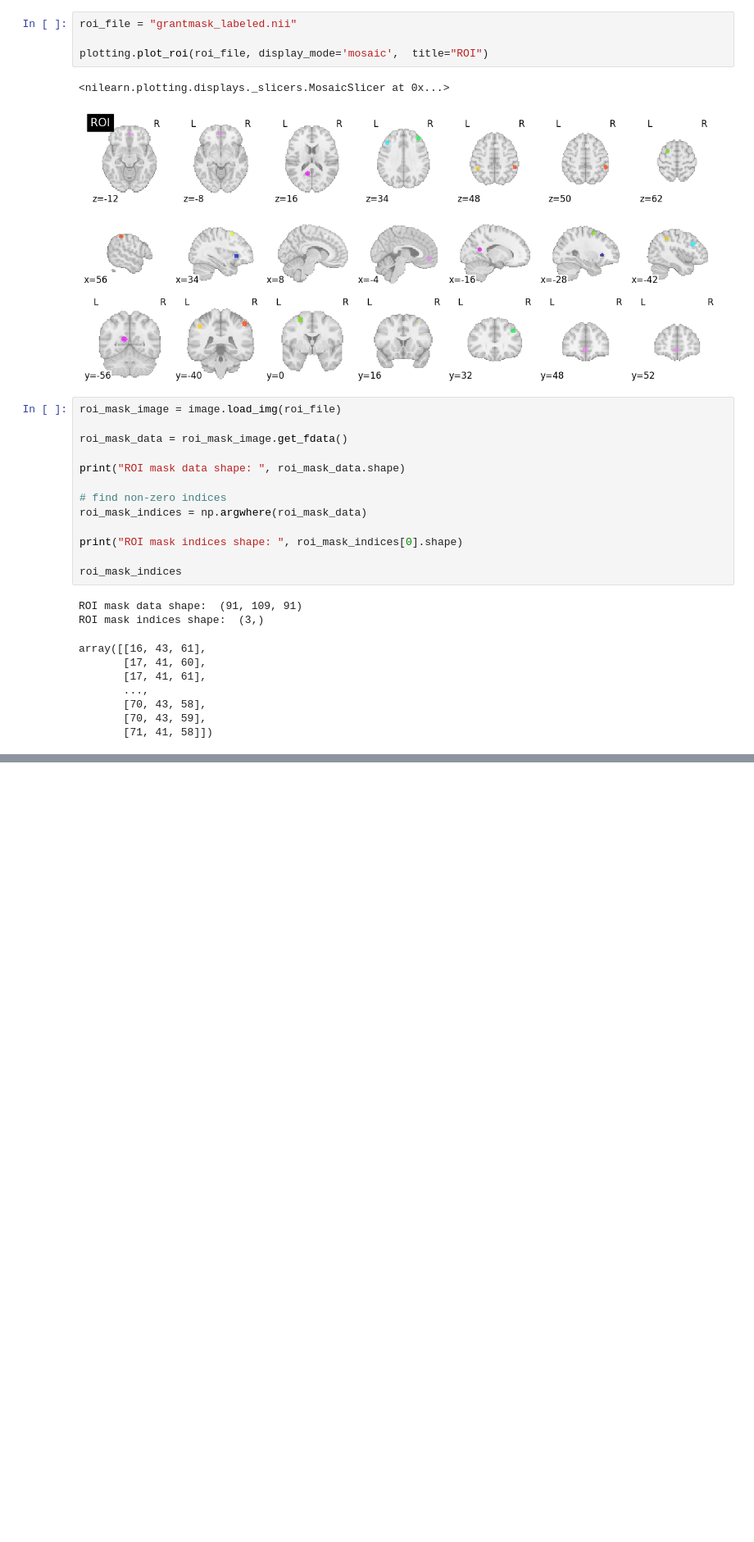
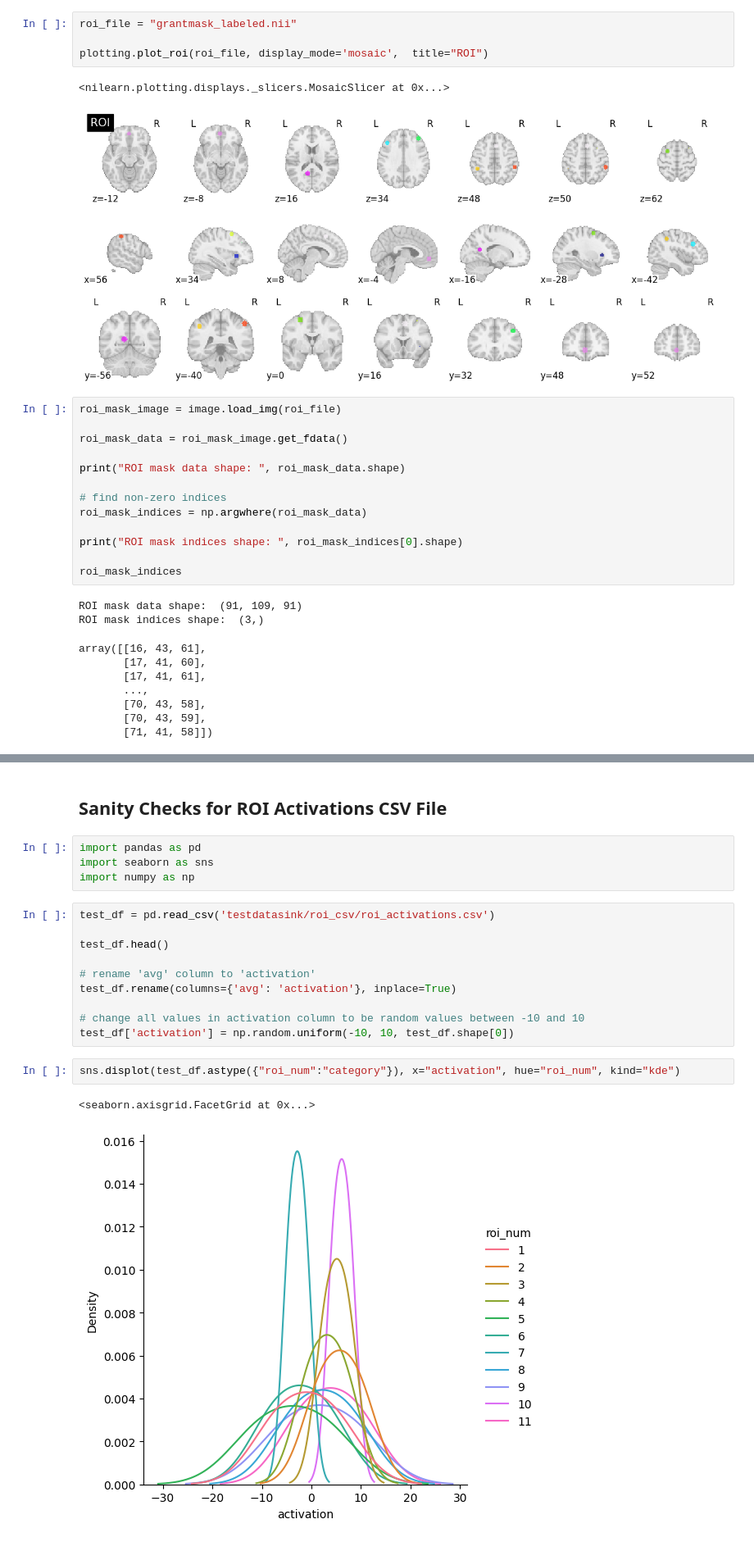
Before and after one commit to cnanlab/fmri-pipelines, a Jupyter notebook: roi/main.ipynb, the cells around one changed output, grey strips where cells are left out. Shown at 82% size. Saved outputs shown, nothing was run; the diff lists cells and outputs as text; blank space fills up the shorter version.

Commit message:
change mount directory to be correct, adding sanity check stuff, fixes for roi pipeline

```diff
--- a/roi/main.ipynb
+++ b/roi/main.ipynb
@@ -47,0 +76,21 @@ plotting.view_img(first_volume, title="Test filtered func")
+# %% [markdown]
+## Sanity Checks for ROI Activations CSV File
+# %%
+import pandas as pd
+import seaborn as sns
+import numpy as np
+# %%
+test_df = pd.read_csv('testdatasink/roi_csv/roi_activations.csv')
+
+test_df.head()
+
+# rename 'avg' column to 'activation'
+test_df.rename(columns={'avg': 'activation'}, inplace=True)
+
+# change all values in activation column to be random values between -10 and 10
+test_df['activation'] = np.random.uniform(-10, 10, test_df.shape[0])
+# %%
+sns.displot(test_df.astype({"roi_num":"category"}), x="activation", hue="roi_num", kind="kde")
+# %% [output]
+<seaborn.axisgrid.FacetGrid at 0x...>
+[figure, added]
```
Also changed, not shown: parts of 4 cells of this notebook, 3 other files.
